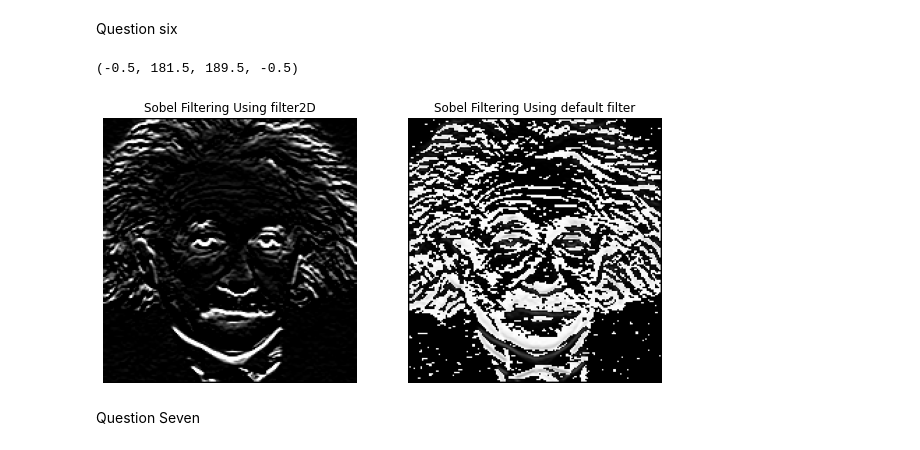
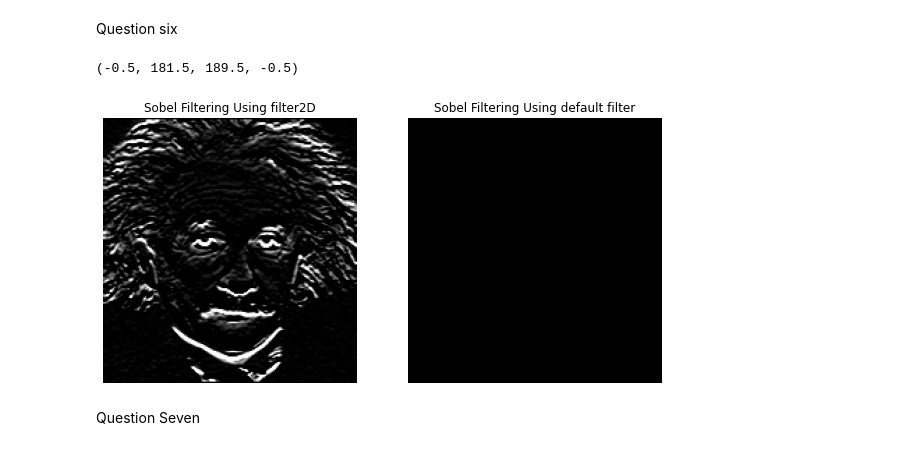
Before and after one commit to Nisitha529/EN2550_ImageProcessingAndMachineVision, a Jupyter notebook: Assignment1/Assignment1.ipynb, the cells around one changed output. Cells and saved outputs as stored; diff of their text form; code cells hidden in the pictures.

```diff
--- a/Assignment1/Assignment1.ipynb
+++ b/Assignment1/Assignment1.ipynb
@@ -208,35 +248,35 @@ sobel_ver = np.array([(-1,-2,-1),(0,0,0),(1,2,1)],dtype=np.float32)
 
 imgx = cv.filter2D(sobel_img,-1,sobel_ver)
 
 def sobel_filter(img,kernel):
     assert kernel.shape[0]%2 == 1 and kernel.shape[1]%2 == 1
     kernel_height,kernel_width = math.floor(kernel.shape[0]/2),math.floor(kernel.shape[1]/2)
     h,w = len(img),len(img[0])
     img_float = cv.normalize(img.astype('float'),None,0.0,1.0,cv.NORM_MINMAX)
     result = np.zeros(img.shape,'float')
 
     for hei in range(kernel_height,h-kernel_height):
         for wid in range(kernel_width,w-kernel_width):
             result[hei,wid] = np.dot(img_float[hei-kernel_height:hei+kernel_height+1,wid-kernel_width:wid+kernel_width+1].flatten(),kernel.flatten())
     return result
 
 kernel = np.array([(-1,-2,-1),(0,0,0),(1,2,1)],dtype='float')/10
 
 imgb = sobel_filter(sobel_img,kernel)
-imgb = imgb*255.0
+#imgb = imgb*255.0
 imgb = imgb.astype(np.uint8)
 
 fig,ax = plt.subplots(1,2,figsize=(10,6))
 ax[0].imshow(cv.cvtColor(imgx,cv.COLOR_BGR2RGB))
 ax[0].title.set_text('Sobel Filtering Using filter2D')
 ax[0].axis('off')
 
 ax[1].imshow(cv.cvtColor(imgb,cv.COLOR_BGR2RGB))
 ax[1].title.set_text('Sobel Filtering Using default filter')
 ax[1].axis('off')
 # %% [output]
 (-0.5, 181.5, 189.5, -0.5)
-[figure, old version]
+[figure, new version]
 # %% [markdown]
 Question Seven
 # %%
```
Also changed, not shown: parts of 2 cells of this notebook.
